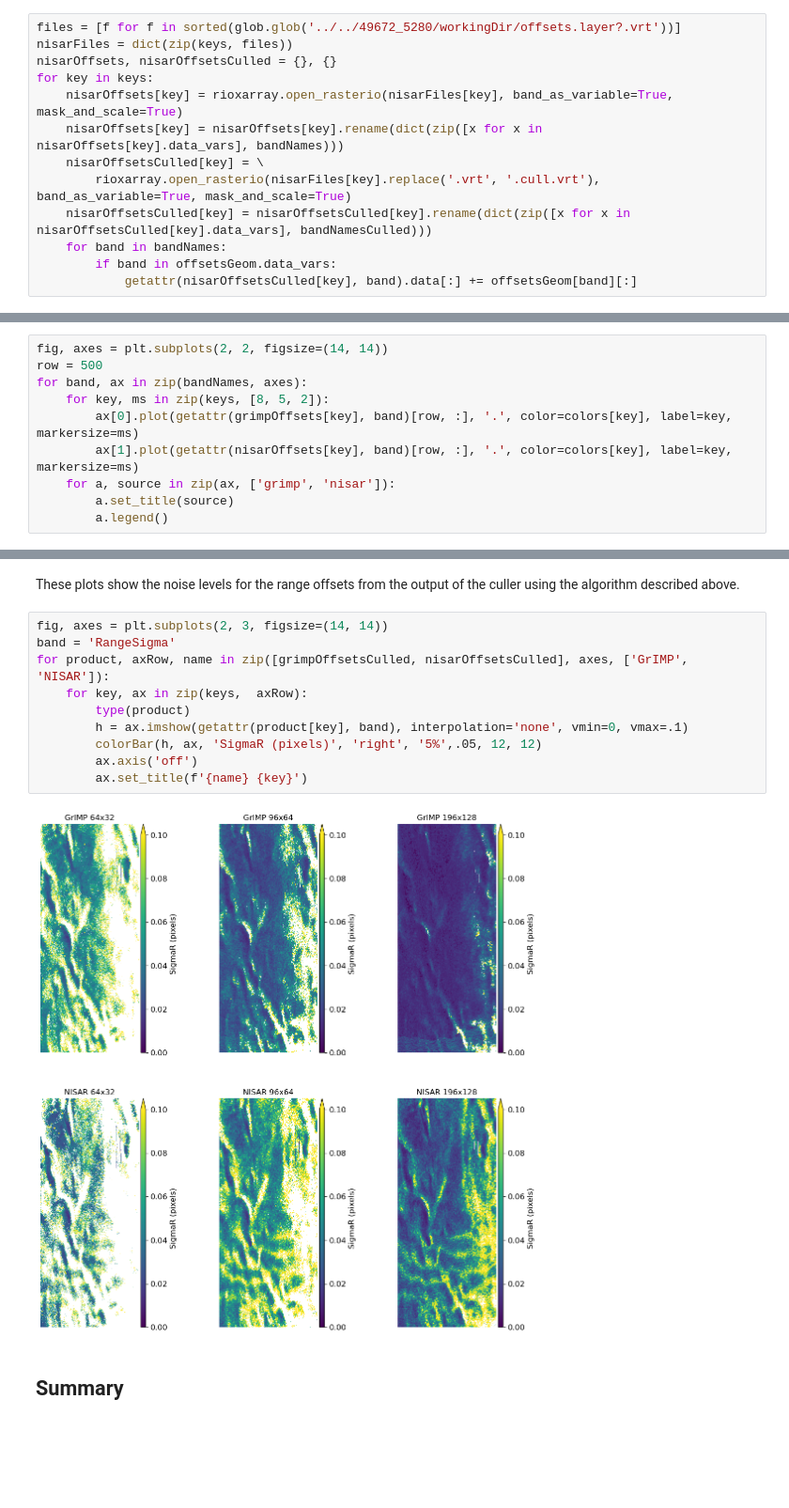
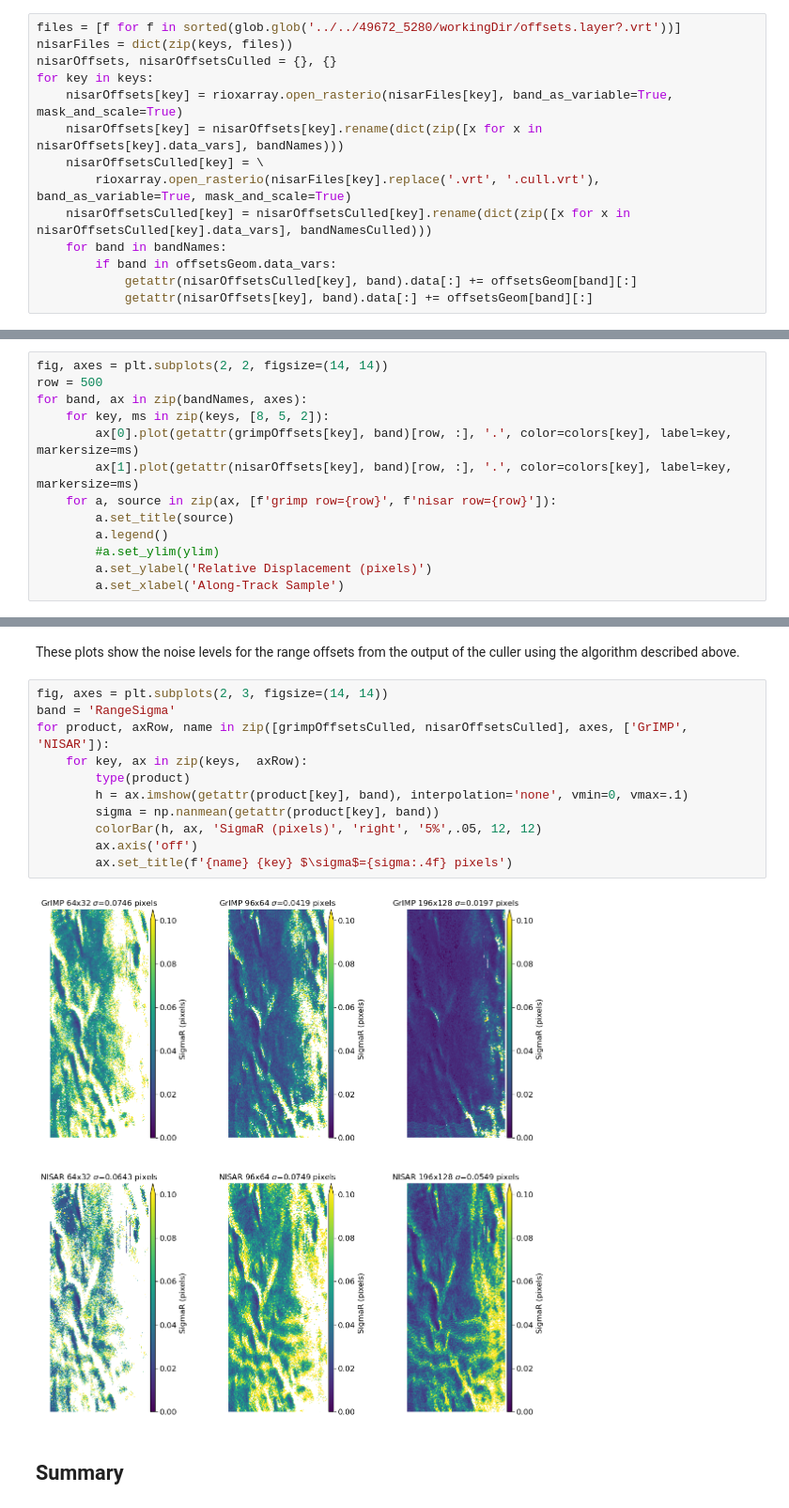
Before and after one commit to fastice/offsetevaluationfall2024, a Jupyter notebook: OffsetEvaluation.ipynb, the cells around one changed output, grey strips where cells are left out. Shown at 94% size. Cells and saved outputs as stored; diff of their text form; blank space fills up the shorter version.

```diff
--- a/OffsetEvaluation.ipynb
+++ b/OffsetEvaluation.ipynb
@@ -89,6 +131,7 @@ for key in keys:
     for band in bandNames:
         if band in offsetsGeom.data_vars:
             getattr(nisarOffsetsCulled[key], band).data[:] += offsetsGeom[band][:]
+            getattr(nisarOffsets[key], band).data[:] += offsetsGeom[band][:]
 # %% [markdown]
 ## Profile Plots
 # %% [markdown]
@@ -104,7 +147,10 @@ for band, ax in zip(bandNames, axes):
     for key, ms in zip(keys, [8, 5, 2]):
         ax[0].plot(getattr(grimpOffsets[key], band)[row, :], '.', color=colors[key], label=key, markersize=ms)
         ax[1].plot(getattr(nisarOffsets[key], band)[row, :], '.', color=colors[key], label=key, markersize=ms)
-    for a, source in zip(ax, ['grimp', 'nisar']):
+    for a, source in zip(ax, [f'grimp row={row}', f'nisar row={row}']):
         a.set_title(source)
         a.legend()
+        #a.set_ylim(ylim)
+        a.set_ylabel('Relative Displacement (pixels)')
+        a.set_xlabel('Along-Track Sample')
 # %% [output]
@@ -221,15 +267,16 @@ These plots show the noise levels for the range offsets from the output of the c
 # %%
 fig, axes = plt.subplots(2, 3, figsize=(14, 14))
 band = 'RangeSigma'
 for product, axRow, name in zip([grimpOffsetsCulled, nisarOffsetsCulled], axes, ['GrIMP', 'NISAR']):
     for key, ax in zip(keys,  axRow):
         type(product)
         h = ax.imshow(getattr(product[key], band), interpolation='none', vmin=0, vmax=.1)
+        sigma = np.nanmean(getattr(product[key], band))
         colorBar(h, ax, 'SigmaR (pixels)', 'right', '5%',.05, 12, 12)
         ax.axis('off')
-        ax.set_title(f'{name} {key}')
+        ax.set_title(f'{name} {key} $\sigma$={sigma:.4f} pixels')
 # %% [output]
-[figure, old version]
+[figure, new version]
 # %% [markdown]
 ## Summary
 # %% [markdown]
```
Also changed, not shown: parts of 11 cells of this notebook, 1 other file.
